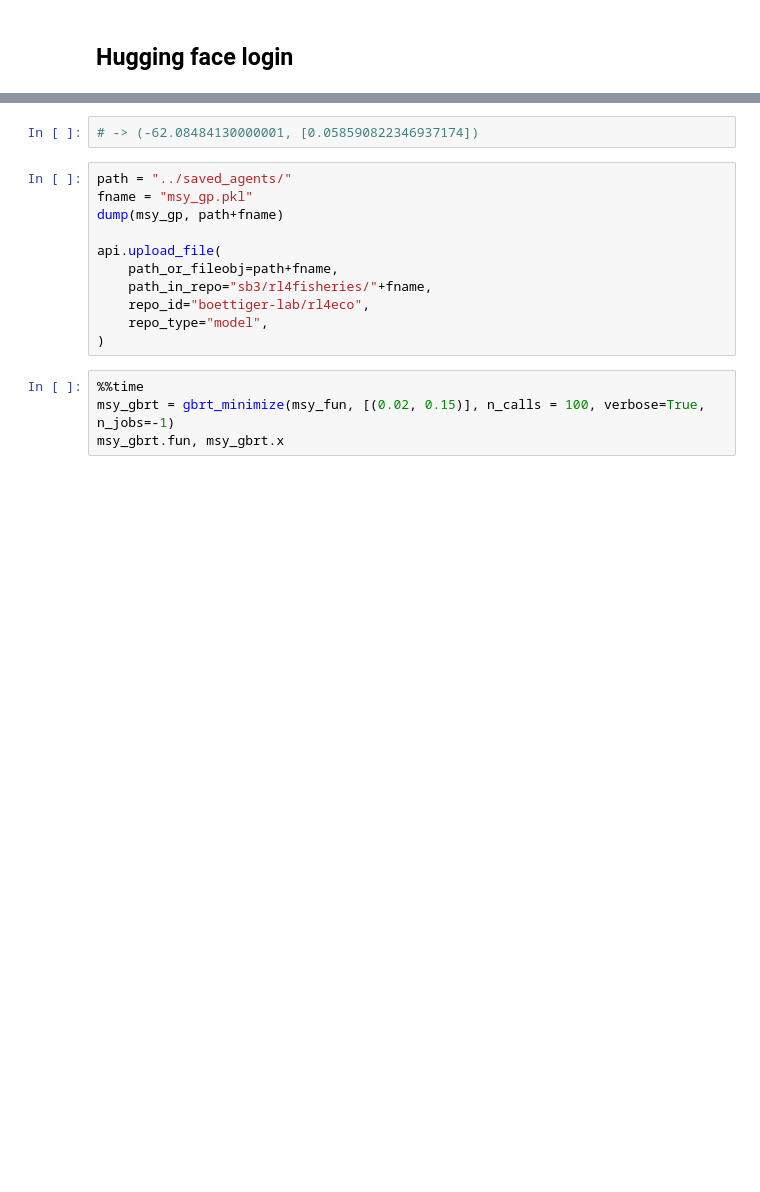
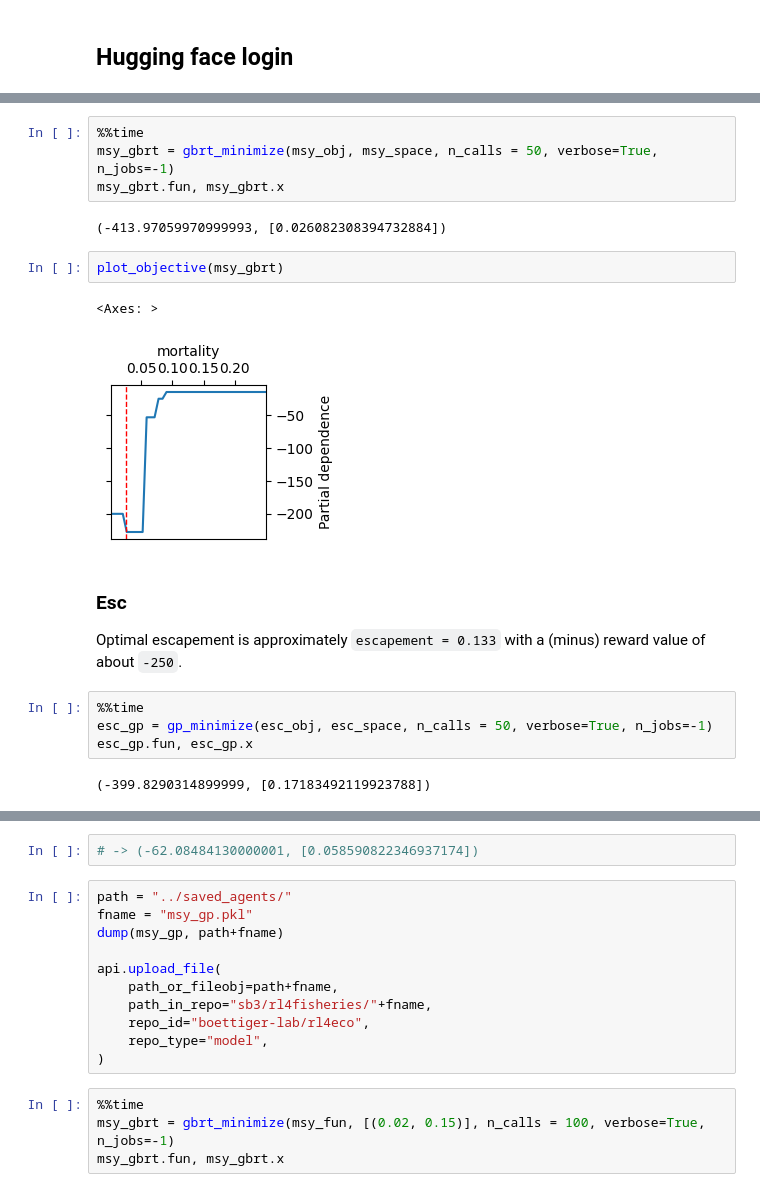
Before and after one commit to petebachant/rl4fisheries, a Jupyter notebook: notebooks/optimal-fixed-policy.ipynb, the cells around one changed output, grey strips where cells are left out. Cells and saved outputs as stored; diff of their text form; blank space fills up the shorter version.

```diff
--- a/notebooks/optimal-fixed-policy.ipynb
+++ b/notebooks/optimal-fixed-policy.ipynb
@@ -110,0 +91,21 @@ Wall time: 49min 15s
+# %%
+%%time
+msy_gbrt = gbrt_minimize(msy_obj, msy_space, n_calls = 50, verbose=True, n_jobs=-1)
+msy_gbrt.fun, msy_gbrt.x
+# %% [output]
+(-413.97059970999993, [0.026082308394732884])
+# %%
+plot_objective(msy_gbrt)
+# %% [output]
+<Axes: >
+[figure, added]
+# %% [markdown]
+### Esc
+
+Optimal escapement is approximately `escapement = 0.133` with a (minus) reward value of about `-250`.
+# %%
+%%time
+esc_gp = gp_minimize(esc_obj, esc_space, n_calls = 50, verbose=True, n_jobs=-1)
+esc_gp.fun, esc_gp.x
+# %% [output]
+(-399.8290314899999, [0.17183492119923788])
```
Also changed, not shown: parts of 31 cells of this notebook, 2 other files.
